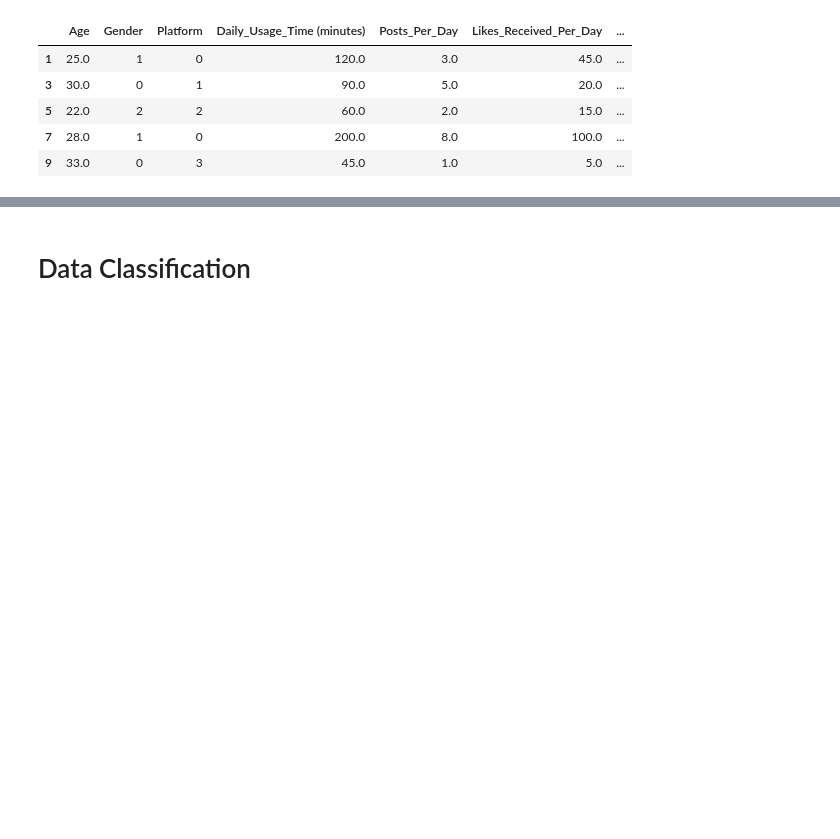
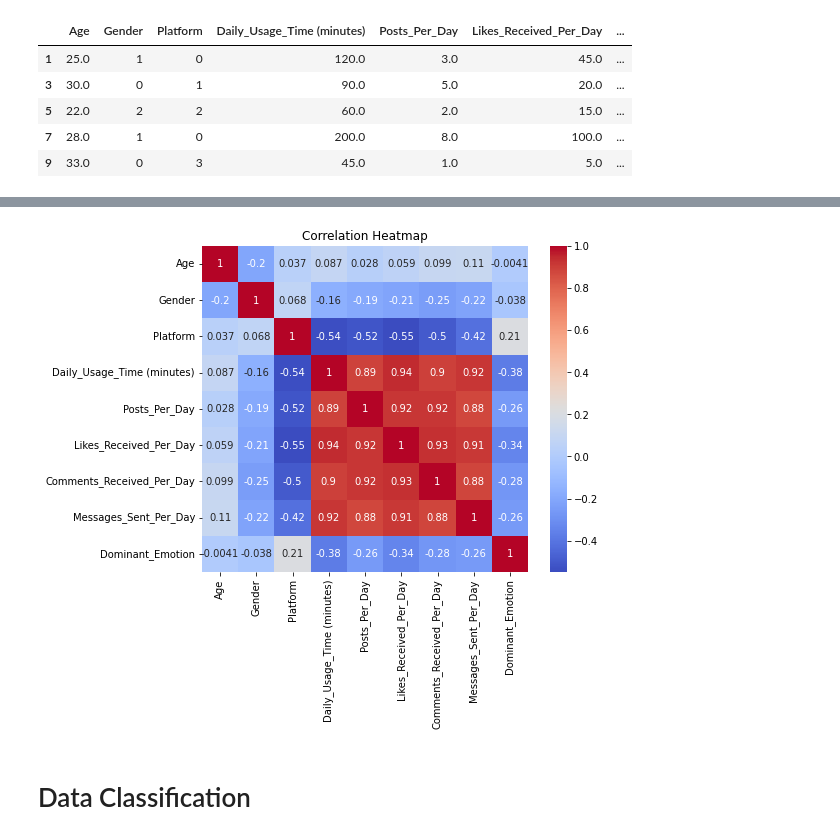
Before and after one commit to PataBasket/SocialMedia_EmotionalState, a Jupyter notebook: DSFinal2600220326-9.ipynb, the cells around one changed output, grey strips where cells are left out. Cells and saved outputs as stored; diff of their text form; code cells hidden in the pictures; blank space fills up the shorter version.

```diff
--- a/DSFinal2600220326-9.ipynb
+++ b/DSFinal2600220326-9.ipynb
@@ -77,7 +78,10 @@ df.head()
 | 7 | 28.0 | 1 | 0 | 200.0 | 8.0 | 100.0 | ... |
 | 9 | 33.0 | 0 | 3 | 45.0 | 1.0 | 5.0 | ... |
 # %%
-df[['Age', 'Gender', 'Platform', 'Daily_Usage_Time (minutes)', 'Posts_Per_Day', 'Likes_Received_Per_Day', 'Comments_Received_Per_Day', 'Messages_Sent_Per_Day', 'Dominant_Emotion']].corr(method='pearson')
+corr = df[['Age', 'Gender', 'Platform', 'Daily_Usage_Time (minutes)', 'Posts_Per_Day', 'Likes_Received_Per_Day', 'Comments_Received_Per_Day', 'Messages_Sent_Per_Day', 'Dominant_Emotion']].corr(method='pearson')
+
+# Display correlation table
+display(corr)
 # %% [output]
 |  | Age | Gender | Platform | Daily_Usage_Time (minutes) | Posts_Per_Day | Likes_Received_Per_Day | ... |
 | Age | 1.000000 | -0.204699 | 0.037275 | 0.087297 | 0.028109 | 0.058818 | ... |
@@ -89,6 +93,14 @@ df[['Age', 'Gender', 'Platform', 'Daily_Usage_Time (minutes)', 'Posts_Per_Day',
 | Comments_Received_Per_Day | 0.098809 | -0.246418 | -0.499473 | 0.896920 | 0.917309 | 0.931057 | ... |
 | Messages_Sent_Per_Day | 0.107531 | -0.218782 | -0.421669 | 0.916234 | 0.875708 | 0.910046 | ... |
 | Dominant_Emotion | -0.004107 | -0.037929 | 0.210186 | -0.379153 | -0.255166 | -0.338593 | ... |
+# %%
+# Plot heatmap
+plt.figure(figsize=(8,6))
+sns.heatmap(corr, annot=True, cmap='coolwarm', square=True)
+plt.title("Correlation Heatmap")
+plt.show()
+# %% [output]
+[figure, added]
 # %% [markdown]
 # Data Classification
 # %%
```
Also changed, not shown: parts of 11 cells of this notebook.
